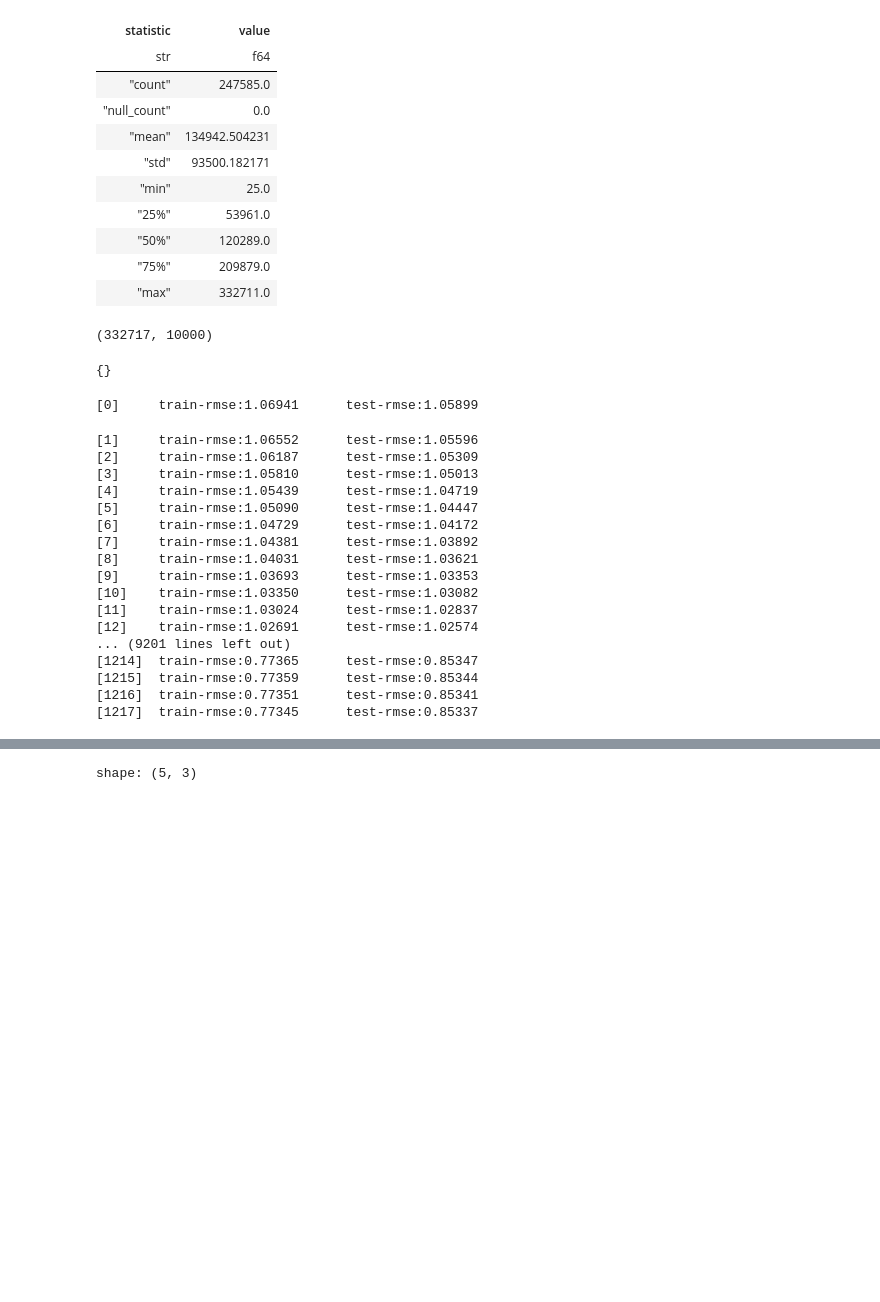
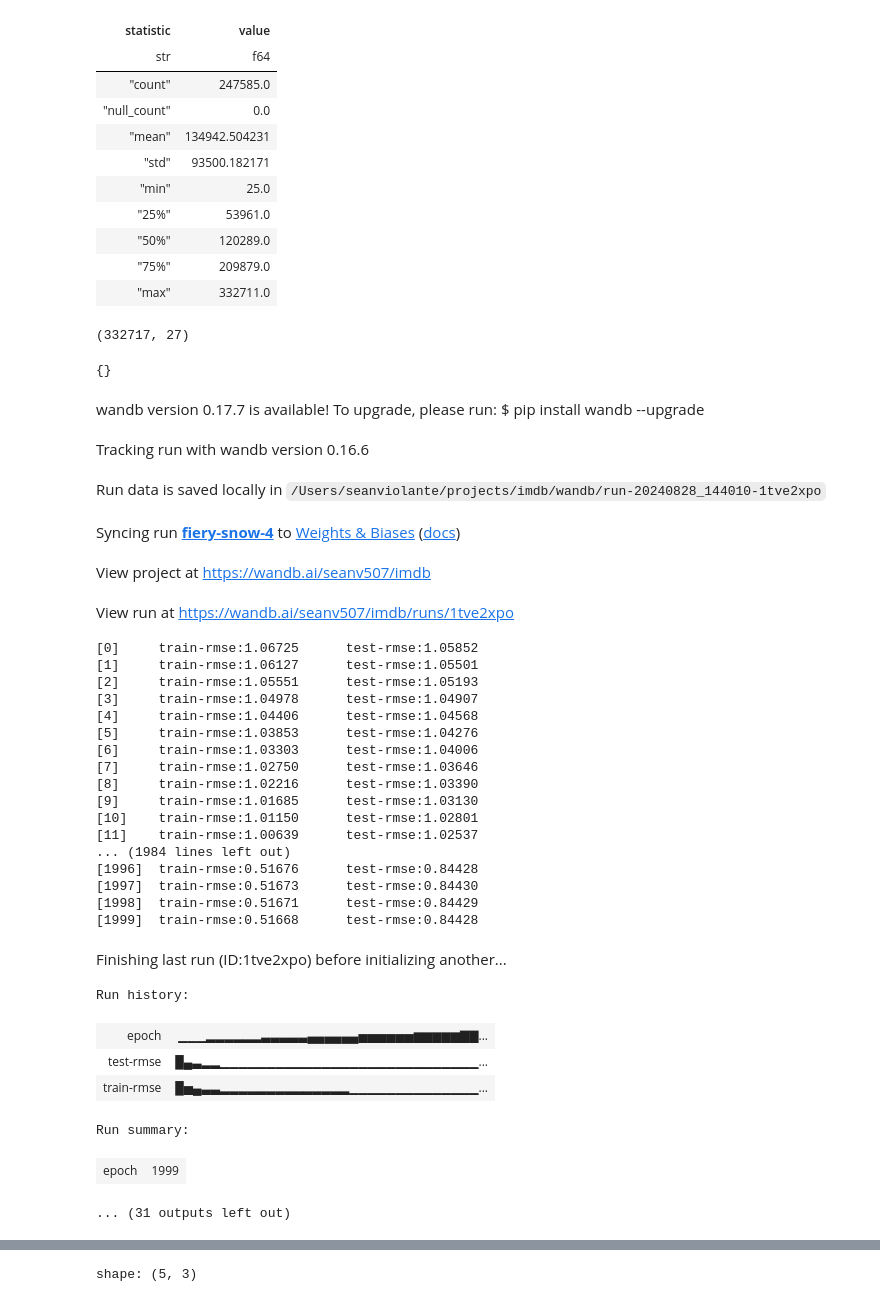
Before and after one commit to seanv507/imdb, a Jupyter notebook: analysis.ipynb, the cells around one changed output, grey strips where cells are left out. Saved outputs shown, nothing was run; the diff lists cells and outputs as text; code cells hidden in the pictures; blank space fills up the shorter version.

```diff
--- a/analysis.ipynb
+++ b/analysis.ipynb
@@ -374,7 +388,7 @@ tgr_explode = {
 }
 # make sparse array
 g_sps = {
-    key: make_hot_coo_array(tgr_explode[key], "i_tconst", "i_genres")
+    key: make_hot_coo_array(tgr_explode[key], "i_tconst", "i_genres", n_cols=(tgr_explode["train"]["i_genres"].max()+1))
     for key in tgr_explode.keys()
 }
 
@@ -447,3 +461,8 @@ actor_sps = {
     )
     for key in title_actors_rated_encoded.keys()
 }
+# %%
+actor_names = actors_ranking_shortlist.get_column("primaryName").to_list()
+actors_ranking_shortlist.filter(pl.col("primaryName") == "Chris Williams")
+actor_names[2805] += "_1"
+actor_names[5954] += "_2"
@@ -450 +471,5 @@ actor_sps = {
+# %%
+g_sps["train"].shape
+# %% [output]
+(332717, 27)
 # %%
@@ -452,10 +478,6 @@ data_sps = {
     key: sparse.hstack((data_X_sp[key], g_sps[key], actor_sps[key]))
     for key in data_X_sp.keys()
 }
-# %%
-actor_sps["train"].shape
-# %% [output]
-(332717, 10000)
 # %%
 dmatrices = {
     key: xgb.DMatrix(
@@ -470,38 +493,58 @@ bst.attributes()
 # %% [output]
 {}
 # %%
+from wandb.xgboost import WandbCallback
+
 num_round = 2000
-param = {"max_depth": 6, "gamma": 1, "objective": "reg:squarederror"}
+param = {"max_depth": 12, "gamma": 1, "objective": "reg:squarederror"}
 etas = [
-    0.010, 0.008, 0.006, 0.004,0.002
+    0.010, 0.008, 0.006
 ]
-all_evals2 = []
+dataset = ""
+#all_evals2 = []
 evallist = [(dmatrices[key], key) for key in dmatrices.keys()]
 for eta in etas:
     param["eta"] = eta
+    wandb.init("IMDB_xgboost", config=param)
+    wandb.config["num_round"] = num_round
     evals_result = {}
     bst = xgb.train(
-        param, dmatrices["train"], num_round, evallist, evals_result=evals_result
+        param, dmatrices["train"], num_round, evallist, evals_result=evals_result,
+        callbacks=[WandbCallback(log_model=False)]
     )
     evals_result.update(param)
     evals_result["num_round"] = num_round
     all_evals2.append(evals_result)
+wandb.finish()
 # %% [output]
+wandb version 0.17.7 is available! To upgrade, please run: $ pip install wandb --upgrade
+Tracking run with wandb version 0.16.6
+Run data is saved locally in /Users/seanviolante/projects/imdb/wandb/run-20240828_144010-1tve2xpo
+Syncing run fiery-snow-4 to Weights & Biases (docs)
+View project at https://wandb.ai/seanv507/imdb
+View run at https://wandb.ai/seanv507/imdb/runs/1tve2xpo
-[0]     train-rmse:1.06941      test-rmse:1.05899
+[0]     train-rmse:1.06725      test-rmse:1.05852
+[1]     train-rmse:1.06127      test-rmse:1.05501
+[2]     train-rmse:1.05551      test-rmse:1.05193
+[3]     train-rmse:1.04978      test-rmse:1.04907
+[4]     train-rmse:1.04406      test-rmse:1.04568
+[5]     train-rmse:1.03853      test-rmse:1.04276
+[6]     train-rmse:1.03303      test-rmse:1.04006
+[7]     train-rmse:1.02750      test-rmse:1.03646
+[8]     train-rmse:1.02216      test-rmse:1.03390
+[9]     train-rmse:1.01685      test-rmse:1.03130
+[10]    train-rmse:1.01150      test-rmse:1.02801
+[11]    train-rmse:1.00639      test-rmse:1.02537
+... (1984 lines left out)
+[1996]  train-rmse:0.51676      test-rmse:0.84428
+[1997]  train-rmse:0.51673      test-rmse:0.84430
+[1998]  train-rmse:0.51671      test-rmse:0.84429
+[1999]  train-rmse:0.51668      test-rmse:0.84428
+Finishing last run (ID:1tve2xpo) before initializing another...
-[1]     train-rmse:1.06552      test-rmse:1.05596
-[2]     train-rmse:1.06187      test-rmse:1.05309
-[3]     train-rmse:1.05810      test-rmse:1.05013
-[4]     train-rmse:1.05439      test-rmse:1.04719
-[5]     train-rmse:1.05090      test-rmse:1.04447
-[6]     train-rmse:1.04729      test-rmse:1.04172
-[7]     train-rmse:1.04381      test-rmse:1.03892
-[8]     train-rmse:1.04031      test-rmse:1.03621
-[9]     train-rmse:1.03693      test-rmse:1.03353
-[10]    train-rmse:1.03350      test-rmse:1.03082
-[11]    train-rmse:1.03024      test-rmse:1.02837
-[12]    train-rmse:1.02691      test-rmse:1.02574
-... (9201 lines left out)
-[1214]  train-rmse:0.77365      test-rmse:0.85347
-[1215]  train-rmse:0.77359      test-rmse:0.85344
-[1216]  train-rmse:0.77351      test-rmse:0.85341
-[1217]  train-rmse:0.77345      test-rmse:0.85337
+Run history:
+| epoch | ▁▁▁▂▂▂▂▂▂▃▃▃▃▃▄▄▄▄▄▄▅▅▅▅▅▅▆▆▆▆▆▇▇... |
+| test-rmse | █▄▃▂▂▁▁▁▁▁▁▁▁▁▁▁▁▁▁▁▁▁▁▁▁▁▁▁▁▁▁▁▁... |
+| train-rmse | █▅▄▃▃▂▂▂▂▂▂▂▂▂▂▂▂▂▂▁▁▁▁▁▁▁▁▁▁▁▁▁▁... |
+Run summary:
+| epoch | 1999 |
+... (31 outputs left out)
```
Also changed, not shown: parts of 8 cells of this notebook, 1 other file.
